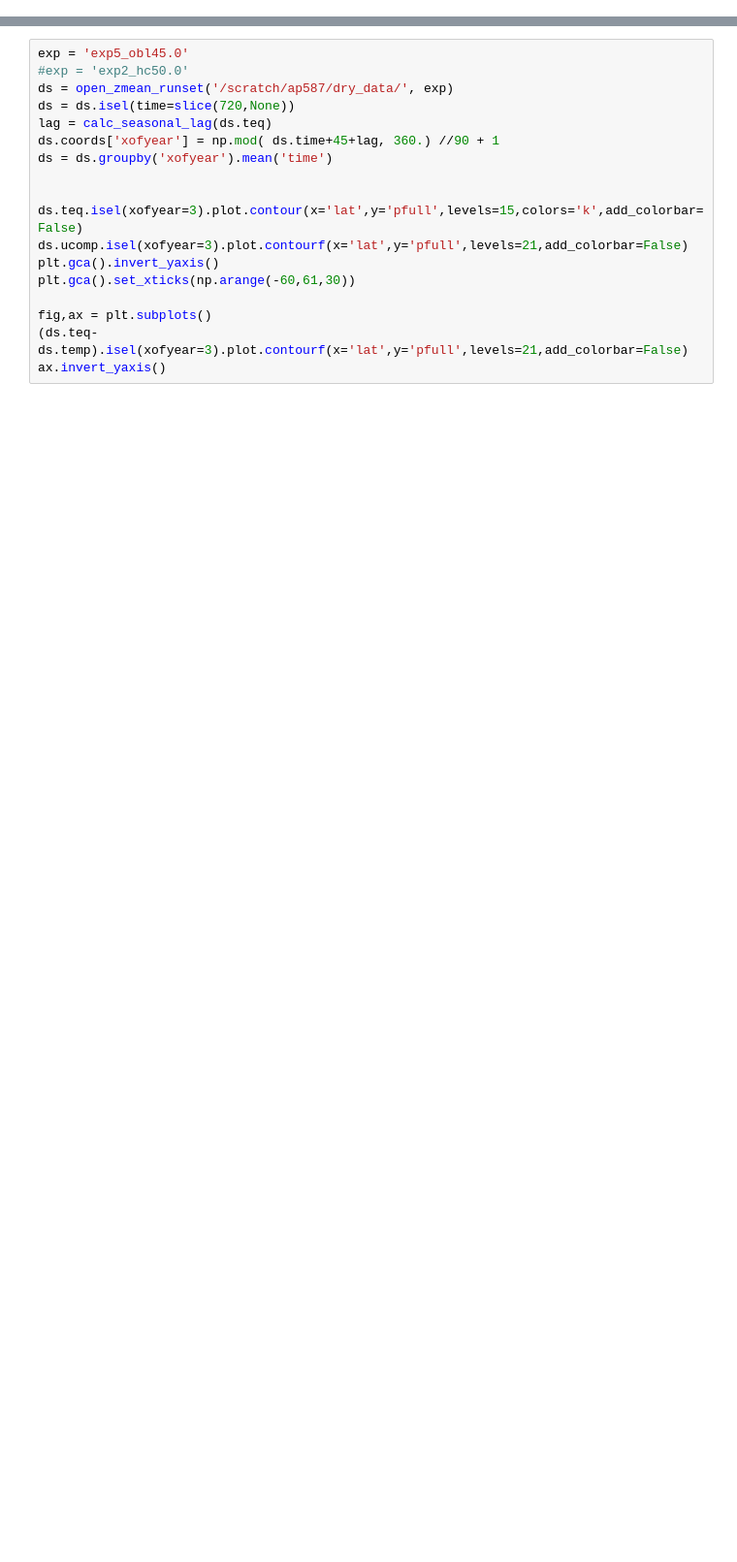
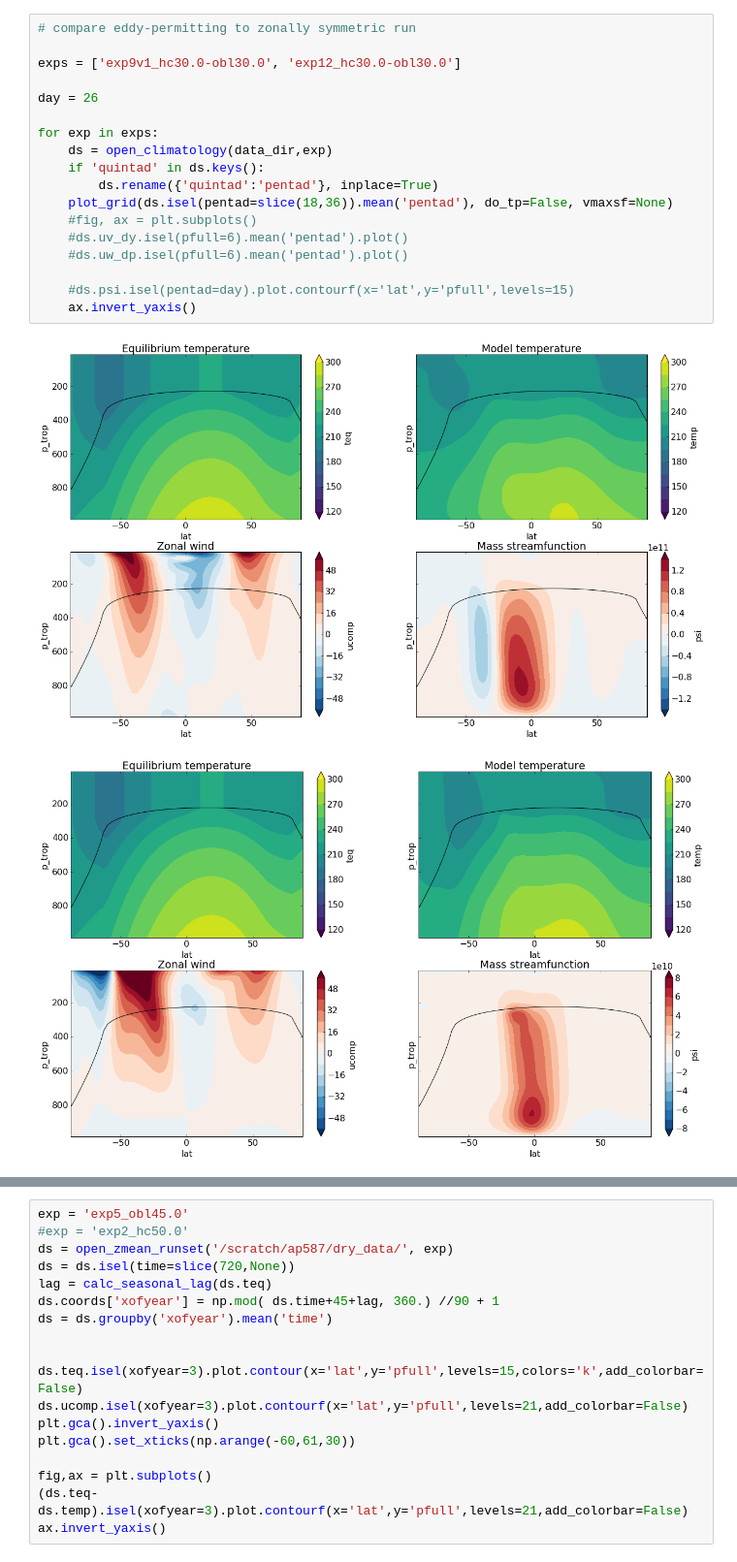
Before and after one commit to Alexander-P/phd-code, a Jupyter notebook: High quality images.ipynb, the cells around one changed output, grey strips where cells are left out. Shown at 97% size. Drawn from its saved outputs; the diff is of its cells as text; blank space fills up the shorter version.

```diff
--- a/High quality images.ipynb
+++ b/High quality images.ipynb
@@ -27,0 +216,21 @@ mkdir(plot_dir)
+# %%
+# compare eddy-permitting to zonally symmetric run
+
+exps = ['exp9v1_hc30.0-obl30.0', 'exp12_hc30.0-obl30.0']
+
+day = 26
+
+for exp in exps:
+    ds = open_climatology(data_dir,exp)
+    if 'quintad' in ds.keys():
+        ds.rename({'quintad':'pentad'}, inplace=True)
+    plot_grid(ds.isel(pentad=slice(18,36)).mean('pentad'), do_tp=False, vmaxsf=None)
+    #fig, ax = plt.subplots()
+    #ds.uv_dy.isel(pfull=6).mean('pentad').plot()
+    #ds.uw_dp.isel(pfull=6).mean('pentad').plot()
+
+    #ds.psi.isel(pentad=day).plot.contourf(x='lat',y='pfull',levels=15)
+    ax.invert_yaxis()
+# %% [output]
+[figure, added]
+[figure, added]
```
Also changed, not shown: parts of 6 cells of this notebook, 5 other files.
